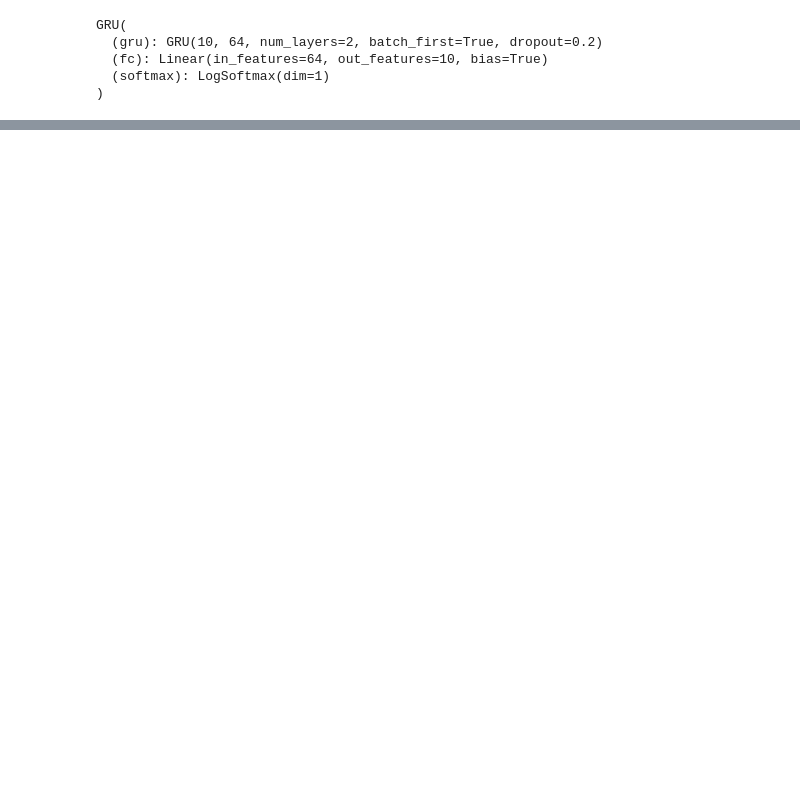
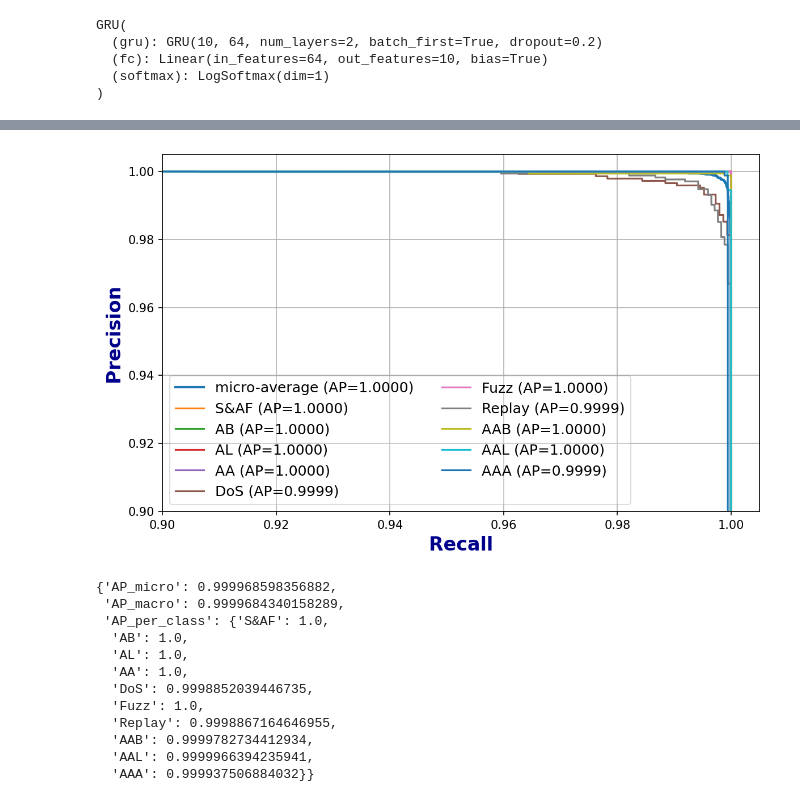
Before and after one commit to Arupreza/UISS, a Jupyter notebook: BEV_Manual_GRU.ipynb, the cells around one changed output, grey strips where cells are left out. Saved outputs shown, nothing was run; the diff lists cells and outputs as text; code cells hidden in the pictures; blank space fills up the shorter version.

```diff
--- a/BEV_Manual_GRU.ipynb
+++ b/BEV_Manual_GRU.ipynb
@@ -284,0 +133,17 @@ y shape: torch.Size([64])
+# %%
+# usage
+npz_path = "Prepared/Tesla_human_train_test_chunks.npz"
+train_loader, test_loader = load_train_test_loaders_from_npz(
+    npz_path,
+    batch_size=64,
+    shuffle_train=True,
+    seed=42
+)
+
+# sanity check
+x_tr, y_tr = next(iter(train_loader))
+x_te, y_te = next(iter(test_loader))
+print("Train batch:", x_tr.shape, y_tr.shape)
+print("Test  batch:", x_te.shape, y_te.shape)
+print("Train labels unique (batch):", torch.unique(y_tr))
+print("Test  labels unique (batch):", torch.unique(y_te))
@@ -645,0 +364,23 @@ stats_df
+# %%
+y_test, y_score = GetProbsAndLabels(model, test_loader, device)
+PlotPRCurve(
+    y_true=y_test,
+    y_score=y_score,
+    class_labels=["S&AF","AB","AL","AA","DoS","Fuzz","Replay","AAB","AAL","AAA"],
+    xlim=(0.90, 1.005),
+    ylim=(0.90, 1.005),
+)
+# %% [output]
+[figure, added]
+{'AP_micro': 0.999968598356882,
+ 'AP_macro': 0.9999684340158289,
+ 'AP_per_class': {'S&AF': 1.0,
+  'AB': 1.0,
+  'AL': 1.0,
+  'AA': 1.0,
+  'DoS': 0.9998852039446735,
+  'Fuzz': 1.0,
+  'Replay': 0.9998867164646955,
+  'AAB': 0.9999782734412934,
+  'AAL': 0.9999966394235941,
+  'AAA': 0.999937506884032}}
```
Also changed, not shown: parts of 25 cells of this notebook, 12 other files.
